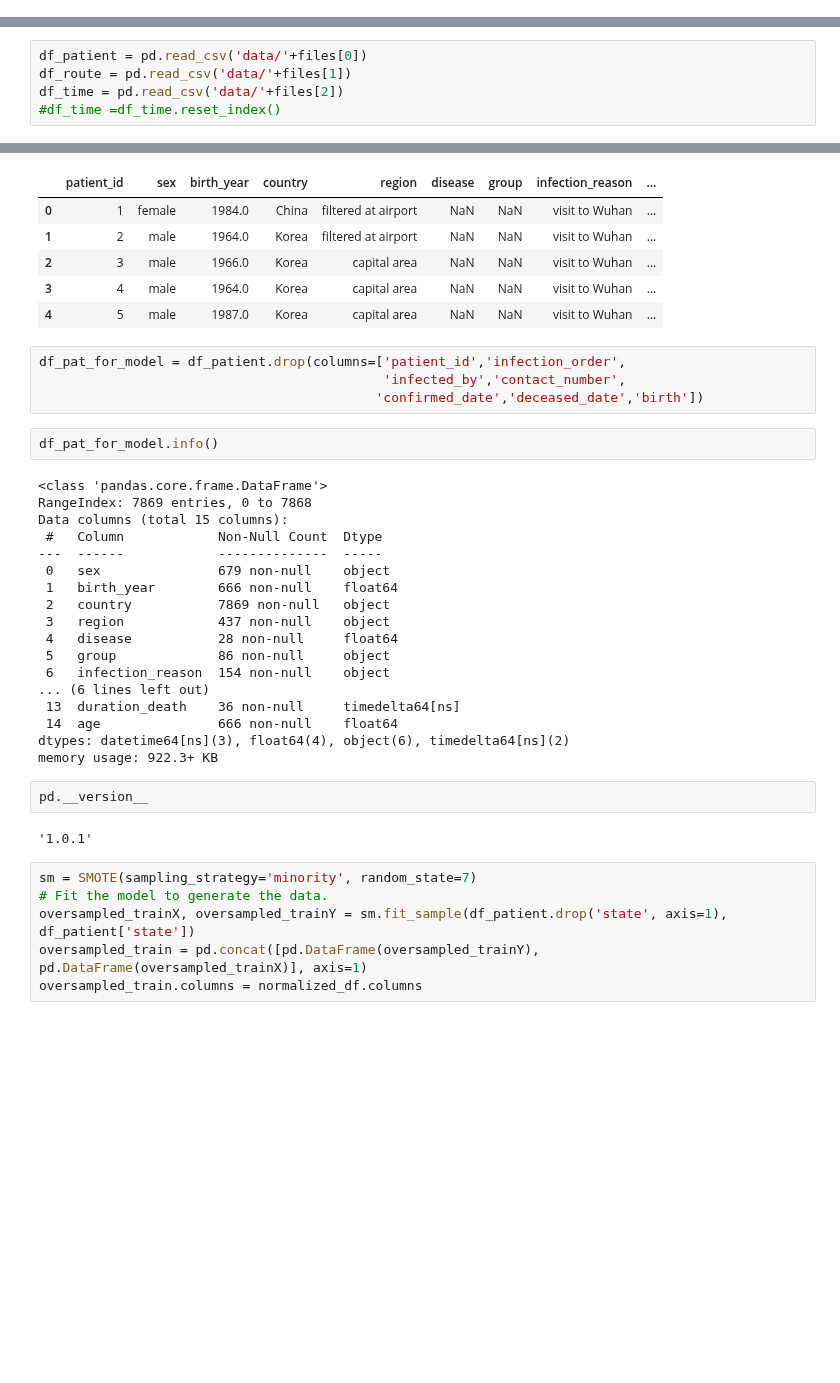
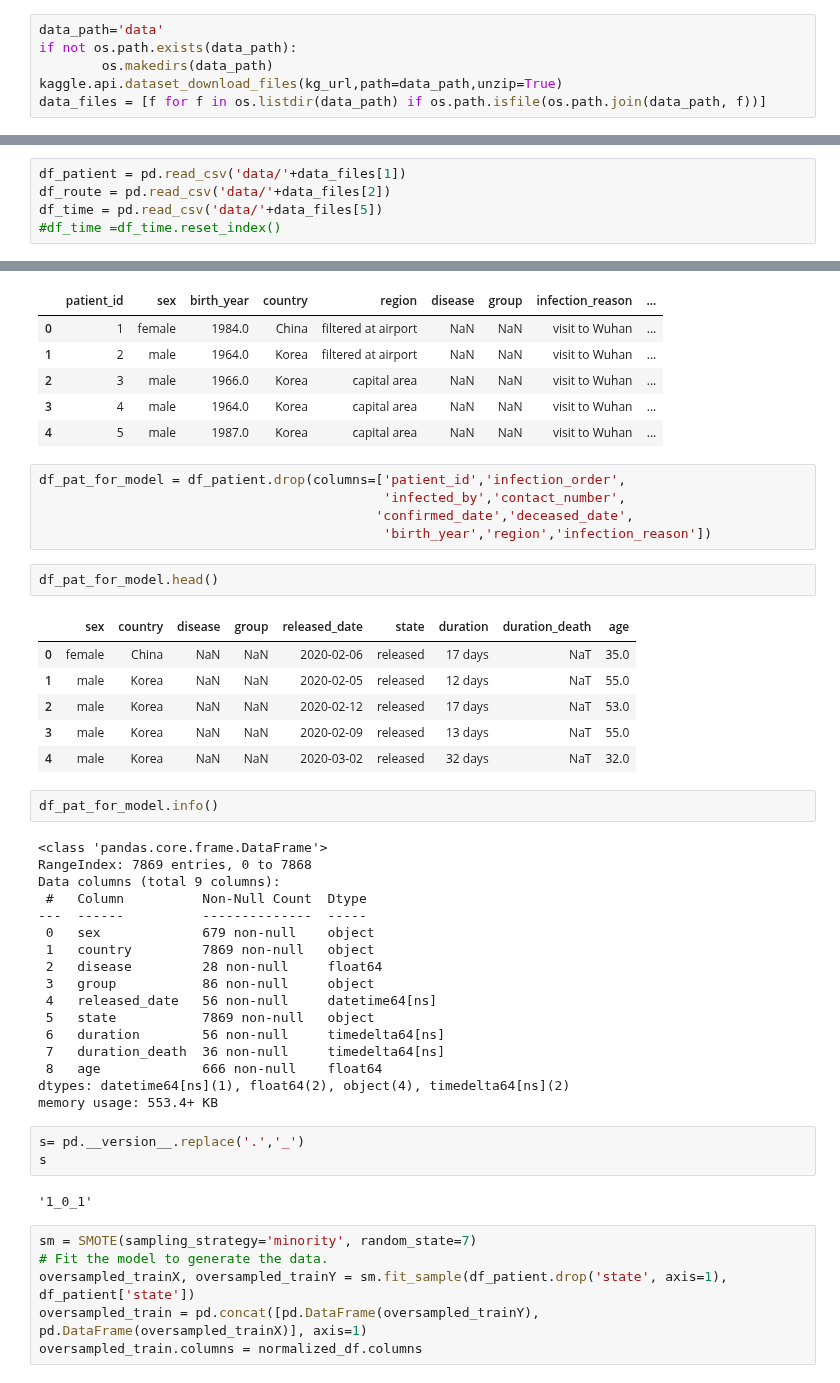
Before and after one commit to andyakrn/COVID_19, a Jupyter notebook: covid-19-SKorea.ipynb, the cells around one changed output, grey strips where cells are left out. Cells and saved outputs as stored; diff of their text form; blank space fills up the shorter version.

```diff
--- a/covid-19-SKorea.ipynb
+++ b/covid-19-SKorea.ipynb
@@ -17,0 +13,6 @@ for file in files:
+# %%
+data_path='data'
+if not os.path.exists(data_path):
+        os.makedirs(data_path)
+kaggle.api.dataset_download_files(kg_url,path=data_path,unzip=True)
+data_files = [f for f in os.listdir(data_path) if os.path.isfile(os.path.join(data_path, f))]
@@ -18,7 +32,7 @@ for file in files:
 # %%
-df_patient = pd.read_csv('data/'+files[0])
-df_route = pd.read_csv('data/'+files[1])
-df_time = pd.read_csv('data/'+files[2])
+df_patient = pd.read_csv('data/'+data_files[1])
+df_route = pd.read_csv('data/'+data_files[2])
+df_time = pd.read_csv('data/'+data_files[5])
 #df_time =df_time.reset_index()
 # %%
 df_time.info()
@@ -170,31 +181,41 @@ df_patient.head()
 # %%
 df_pat_for_model = df_patient.drop(columns=['patient_id','infection_order',
                                             'infected_by','contact_number',
-                                           'confirmed_date','deceased_date','birth'])
+                                           'confirmed_date','deceased_date',
+                                            'birth_year','region','infection_reason'])
+# %%
+df_pat_for_model.head()
+# %% [output]
+|  | sex | country | disease | group | released_date | state | duration | duration_death | age |
+| 0 | female | China | NaN | NaN | 2020-02-06 | released | 17 days | NaT | 35.0 |
+| 1 | male | Korea | NaN | NaN | 2020-02-05 | released | 12 days | NaT | 55.0 |
+| 2 | male | Korea | NaN | NaN | 2020-02-12 | released | 17 days | NaT | 53.0 |
+| 3 | male | Korea | NaN | NaN | 2020-02-09 | released | 13 days | NaT | 55.0 |
+| 4 | male | Korea | NaN | NaN | 2020-03-02 | released | 32 days | NaT | 32.0 |
 # %%
 df_pat_for_model.info()
 # %% [output]
 <class 'pandas.core.frame.DataFrame'>
 RangeIndex: 7869 entries, 0 to 7868
-Data columns (total 15 columns):
- #   Column            Non-Null Count  Dtype
----  ------            --------------  -----
- 0   sex               679 non-null    object
- 1   birth_year        666 non-null    float64
- 2   country           7869 non-null   object
- 3   region            437 non-null    object
- 4   disease           28 non-null     float64
- 5   group             86 non-null     object
- 6   infection_reason  154 non-null    object
-... (6 lines left out)
- 13  duration_death    36 non-null     timedelta64[ns]
- 14  age               666 non-null    float64
-dtypes: datetime64[ns](3), float64(4), object(6), timedelta64[ns](2)
-memory usage: 922.3+ KB
+Data columns (total 9 columns):
+ #   Column          Non-Null Count  Dtype
+---  ------          --------------  -----
+ 0   sex             679 non-null    object
+ 1   country         7869 non-null   object
+ 2   disease         28 non-null     float64
+ 3   group           86 non-null     object
+ 4   released_date   56 non-null     datetime64[ns]
+ 5   state           7869 non-null   object
+ 6   duration        56 non-null     timedelta64[ns]
+ 7   duration_death  36 non-null     timedelta64[ns]
+ 8   age             666 non-null    float64
+dtypes: datetime64[ns](1), float64(2), object(4), timedelta64[ns](2)
+memory usage: 553.4+ KB
-# %%
-pd.__version__
-# %% [output]
-'1.0.1'
+# %%
+s= pd.__version__.replace('.','_')
+s
+# %% [output]
+'1_0_1'
 # %%
 sm = SMOTE(sampling_strategy='minority', random_state=7)
 # Fit the model to generate the data.
```
Also changed, not shown: parts of 7 cells of this notebook, 9 other files.
